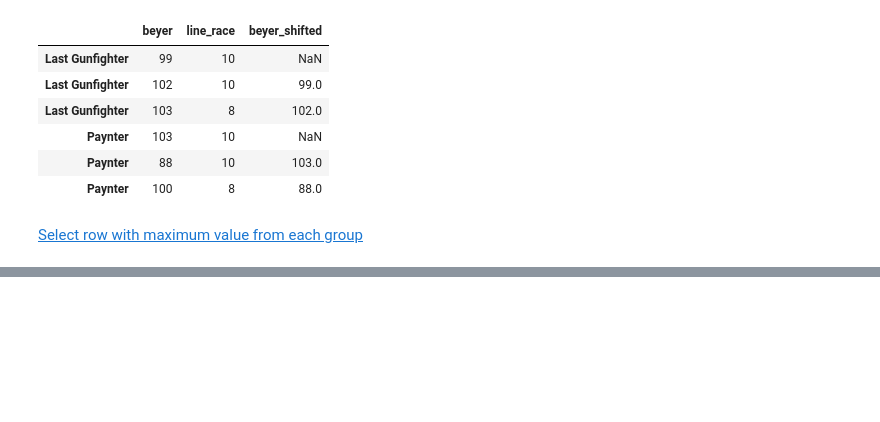
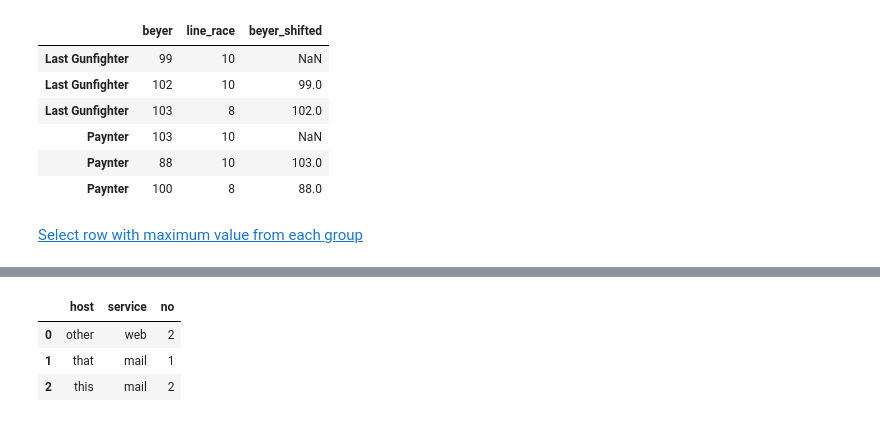
Before and after one commit to bgroveben/python3_machine_learning_projects, a Jupyter notebook: learn_kaggle/pandas/pandas_cookbook.ipynb, the cells around one changed output, grey strips where cells are left out. Cells and saved outputs as stored; diff of their text form; code cells hidden in the pictures; blank space fills up the shorter version.

```diff
--- a/learn_kaggle/pandas/pandas_cookbook.ipynb
+++ b/learn_kaggle/pandas/pandas_cookbook.ipynb
@@ -1078,0 +1092,2 @@ df['beyer_shifted'] = df.groupby(level=0)['beyer'].shift(1); df
+# %%
+mask = df.groupby(level=0).agg('idxmax'); mask
@@ -1078,0 +1100,7 @@ df['beyer_shifted'] = df.groupby(level=0)['beyer'].shift(1); df
+# %%
+df_count = df.loc[mask['no']].reset_index(); df_count
+# %% [output]
+|  | host | service | no |
+| 0 | other | web | 2 |
+| 1 | that | mail | 1 |
+| 2 | this | mail | 2 |
```
Also changed, not shown: parts of 15 cells of this notebook.
